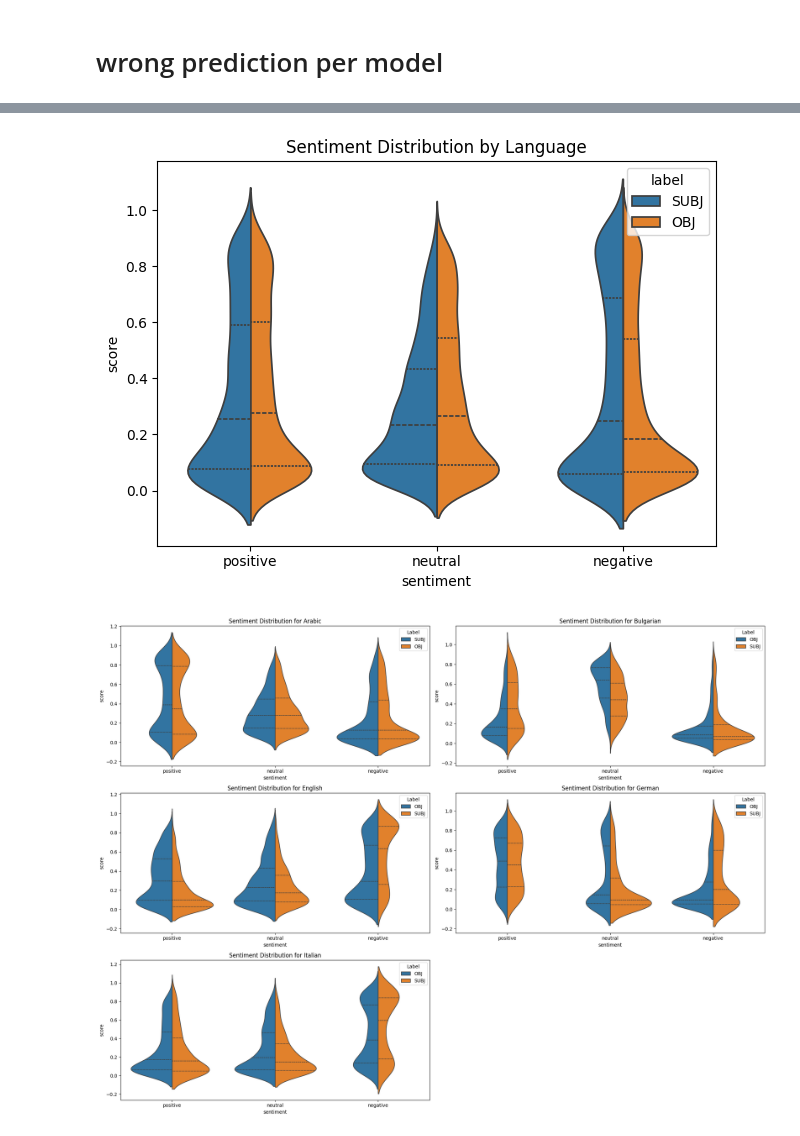
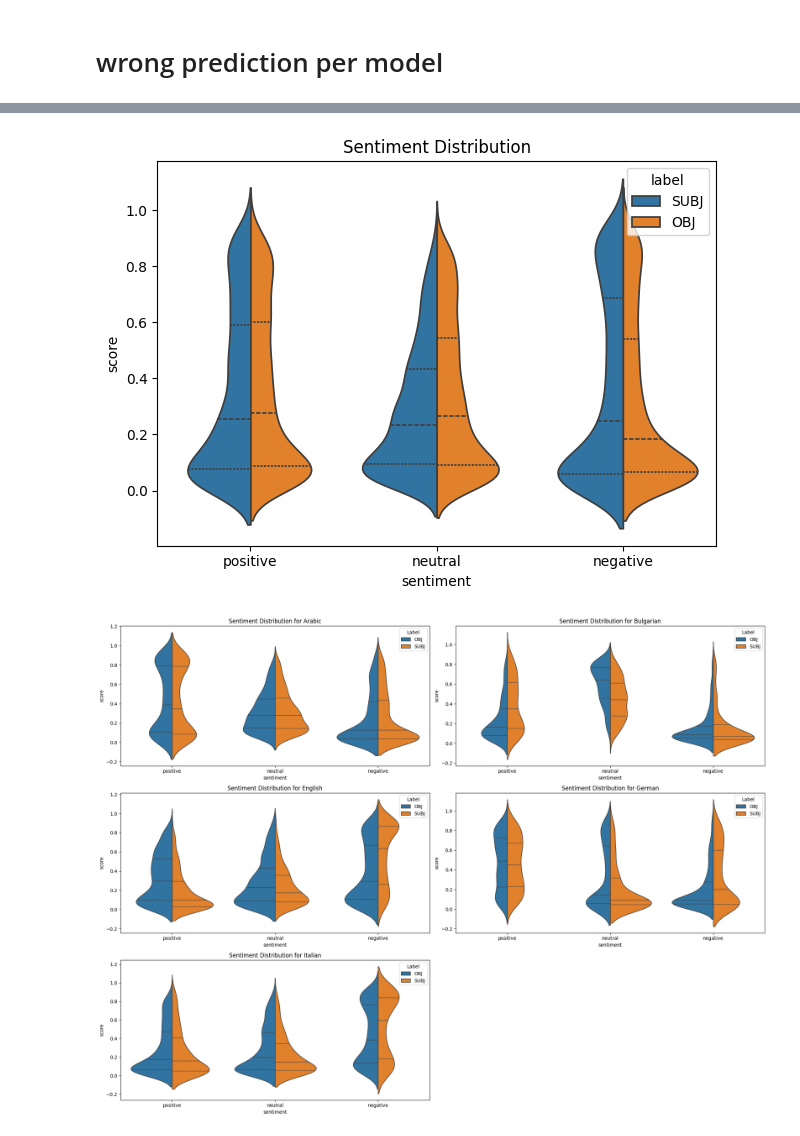
Before and after one commit to MatteoFasulo/clef2025-checkthat, a Jupyter notebook: error_analysis.ipynb, the cells around one changed output, grey strips where cells are left out. Saved outputs shown, nothing was run; the diff lists cells and outputs as text; code cells hidden in the pictures.

```diff
--- a/error_analysis.ipynb
+++ b/error_analysis.ipynb
@@ -79,16 +79,17 @@ global_sentiment.head()
 # %%
 melted_df = global_sentiment.melt(id_vars=["label"],
                              value_vars=["positive", "neutral", "negative"],
                              var_name="sentiment",
                              value_name="score")
 
 # Plotting
 sns.violinplot(x="sentiment", y="score", hue="label", data=melted_df, split=True, inner="quart")
-plt.title("Sentiment Distribution by Language")
+plt.title("Sentiment Distribution")
 plt.tight_layout()
+plt.savefig(f"img{os.sep}sentiment_distribution.png", dpi=400)
 plt.show()
 # %% [output]
-[figure, old version]
+[figure, new version]
 # %%
 plt.figure(figsize=(20, 15))
 
```
Also changed, not shown: parts of 1 cell of this notebook, 6 other files.
